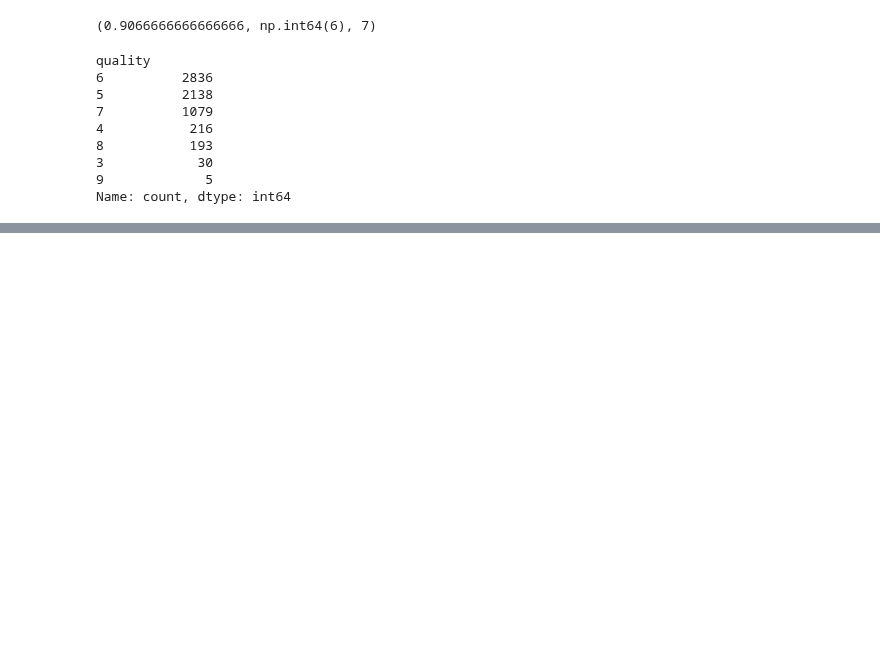
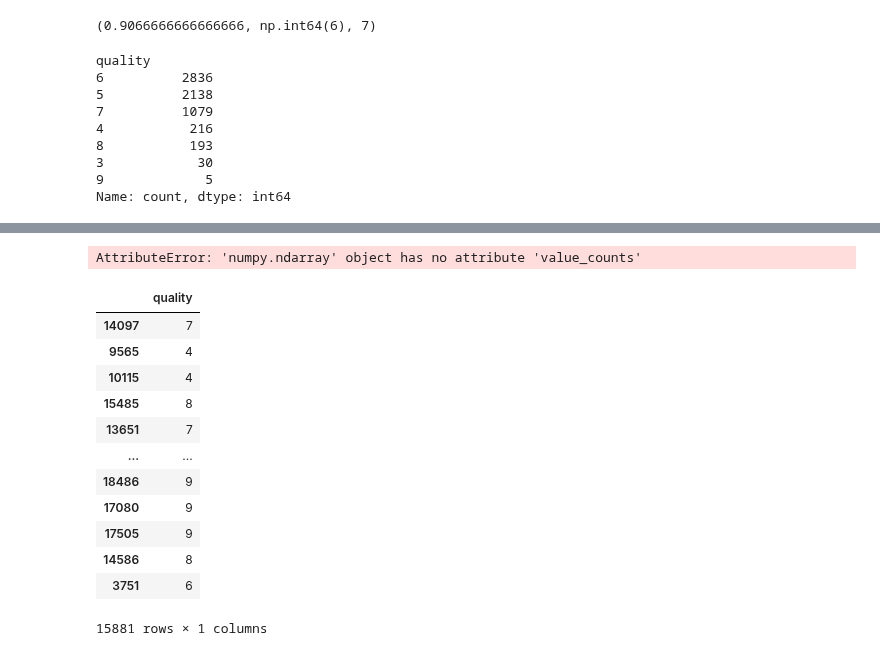
Before and after one commit to pia222sk20/python, a Jupyter notebook: pandas-data-analysis/part7/7.4_review_knn_classification.ipynb, the cells around one changed output, grey strips where cells are left out. Drawn from its saved outputs; the diff is of its cells as text; code cells hidden in the pictures; blank space fills up the shorter version.

```diff
--- a/pandas-data-analysis/part7/7.4_review_knn_classification.ipynb
+++ b/pandas-data-analysis/part7/7.4_review_knn_classification.ipynb
@@ -572,0 +646,50 @@ Name: count, dtype: int64
+# %%
+from ucimlrepo import fetch_ucirepo
+
+# fetch dataset
+wine_quality = fetch_ucirepo(id=186)
+
+# data (as pandas dataframes)
+X = wine_quality.data.features
+y = wine_quality.data.targets
+y = y.to_numpy()
+print(Counter(y))
+
+# 데이터 증강
+smote = SMOTE(random_state=42,k_neighbors=4)
+X, y = smote.fit_resample(X,y)
+from sklearn.model_selection import train_test_split
+x_train,x_test,y_train,y_test = train_test_split(X,y,test_size=0.2,random_state=42
+                                                  ,stratify=y)
+
+Counter( y_train)
+# print( len(x_train), len(y_train)  )
+
+# from sklearn.neighbors import KNeighborsClassifier
+# knn = KNeighborsClassifier()
+
+# knn.fit(x_train, y_train)
+# score = knn.score(x_test,y_test)
+# print(f'정확도 Accuracy :{score}')
+
+# from sklearn.metrics import classification_report
+# y_pred = knn.predict(x_test)
+# print(classification_report(y_pred, y_test))
+# %% [output]
+AttributeError: 'numpy.ndarray' object has no attribute 'value_counts'
+# %%
+y_train
+# %% [output]
+|  | quality |
+| 14097 | 7 |
+| 9565 | 4 |
+| 10115 | 4 |
+| 15485 | 8 |
+| 13651 | 7 |
+| ... | ... |
+| 18486 | 9 |
+| 17080 | 9 |
+| 17505 | 9 |
+| 14586 | 8 |
+| 3751 | 6 |
+15881 rows × 1 columns
```
Also changed, not shown: parts of 3 cells of this notebook.
